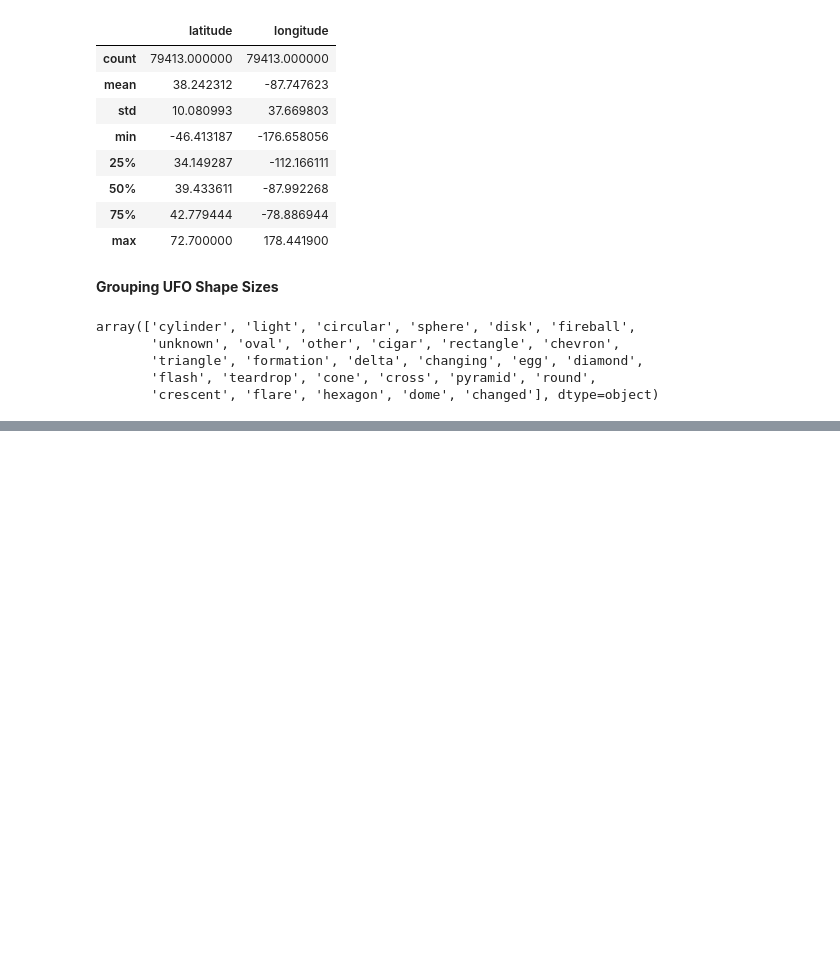
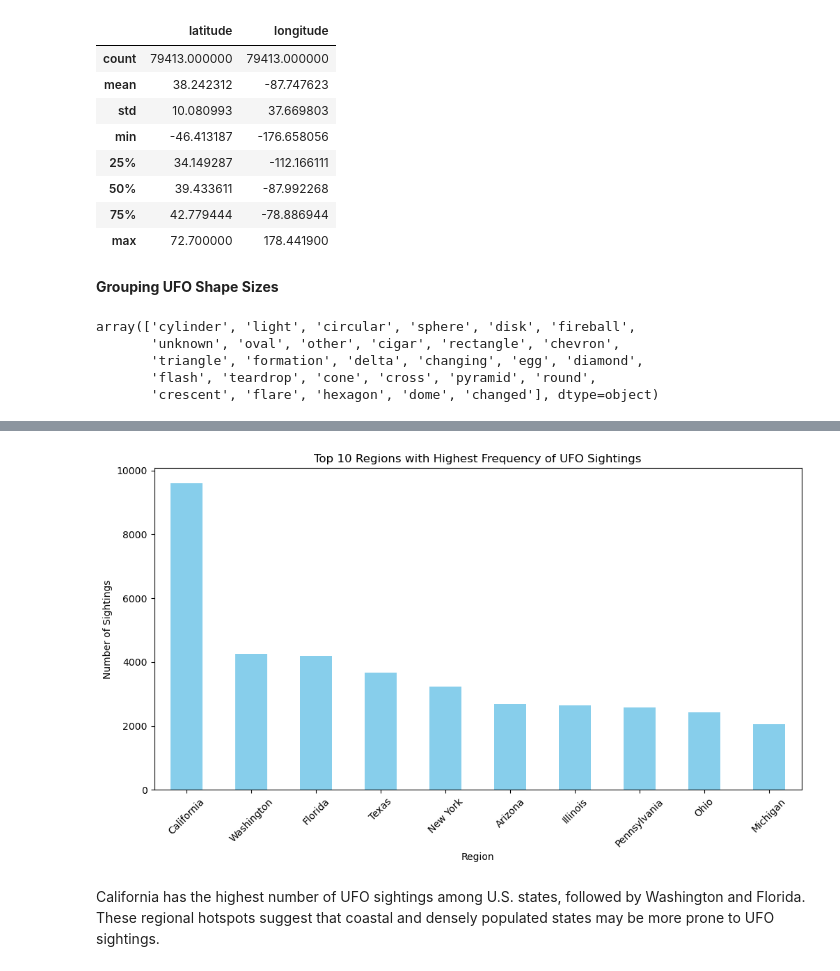
Before and after one commit to quadrillionaiire/Phase-1-Project, a Jupyter notebook: notebooks/clean_notebook.ipynb, the cells around one changed output, grey strips where cells are left out. Saved outputs shown, nothing was run; the diff lists cells and outputs as text; code cells hidden in the pictures; blank space fills up the shorter version.

```diff
--- a/notebooks/clean_notebook.ipynb
+++ b/notebooks/clean_notebook.ipynb
@@ -361,0 +403,4 @@ array(['cylinder', 'light', 'circular', 'sphere', 'disk', 'fireball',
+# %%
+# Frequency of sightings by region
+region_counts = ufo_df['Region'].value_counts().head(10)  # Top 10 regions
+print(region_counts)
@@ -361,0 +420,15 @@ array(['cylinder', 'light', 'circular', 'sphere', 'disk', 'fireball',
+# %%
+# Plotting the top regions
+import matplotlib.pyplot as plt
+
+plt.figure(figsize=(12, 6))
+region_counts.plot(kind='bar', color='skyblue')
+plt.title('Top 10 Regions with Highest Frequency of UFO Sightings')
+plt.xlabel('Region')
+plt.ylabel('Number of Sightings')
+plt.xticks(rotation=45)
+plt.show()
+# %% [output]
+[figure, added]
+# %% [markdown]
+California has the highest number of UFO sightings among U.S. states, followed by Washington and Florida. These regional hotspots suggest that coastal and densely populated states may be more prone to UFO sightings.
```
Also changed, not shown: parts of 37 cells of this notebook.
